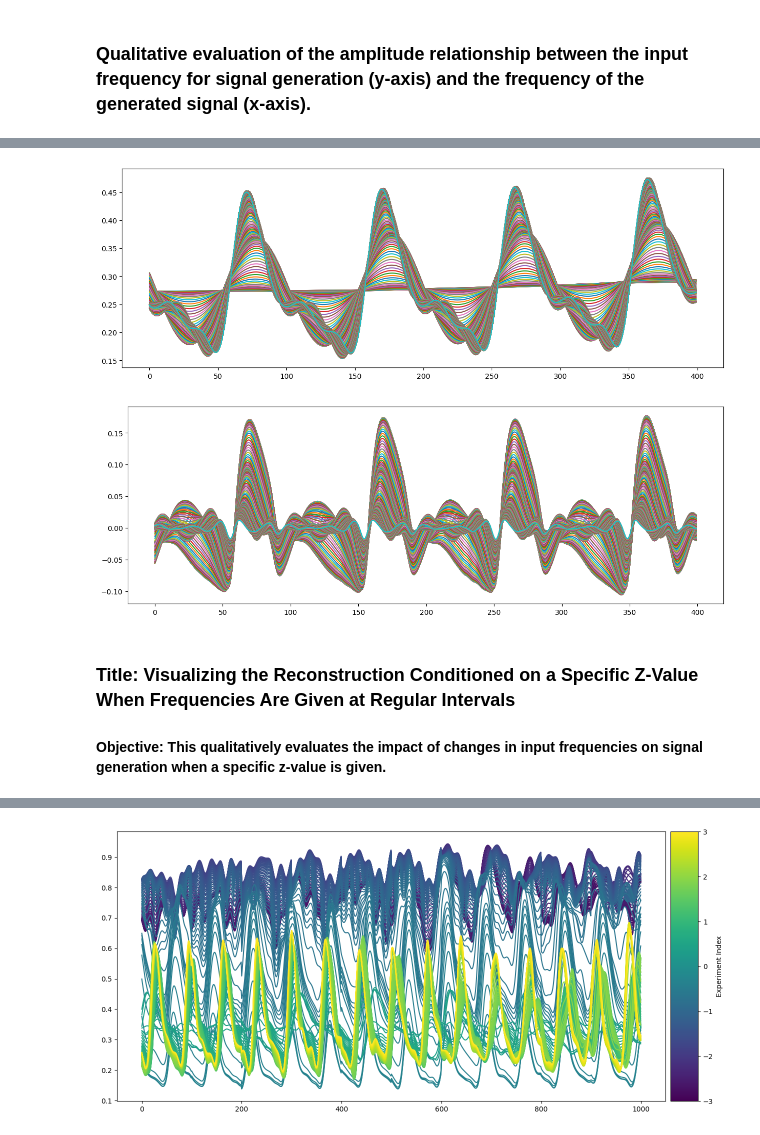
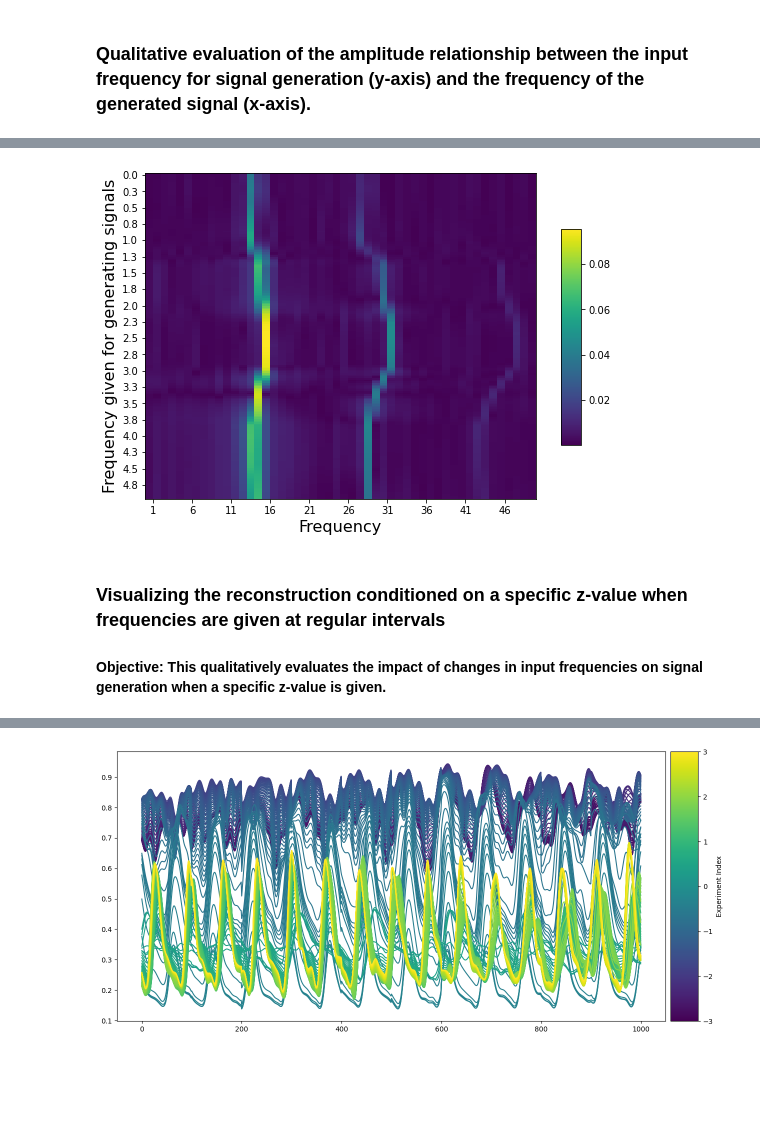
Before and after one commit to JunetaeKim/VABAM, a Jupyter notebook: Evaluation.ipynb, the cells around one changed output, grey strips where cells are left out. Saved outputs shown, nothing was run; the diff lists cells and outputs as text; code cells hidden in the pictures; blank space fills up the shorter version.

```diff
--- a/Evaluation.ipynb
+++ b/Evaluation.ipynb
@@ -264,15 +235,19 @@ plt.plot(ValData[idx])
-# %%
-plt.figure(figsize=(15, 5))
-for i in range(N_Gen):
-    plt.plot(LL.numpy()[i])
-# %% [output]
-[figure, removed]
-# %%
-plt.figure(figsize=(15, 5))
-for i in range(N_Gen):
-    plt.plot(HH.numpy()[i])
-# %% [output]
-[figure, removed]
+# %%
+ZFix = {8:2.33}
+#zVal[:,0] = -3
+#Val[:,1] = 2.33
+#zVal[:,2] = 0.4
+#zVal[:,3] = -1.67
+#zVal[:,4] = 0.33
+#zVal[:,5] = 3
+#zVal[:,6] = -1.67
+#zVal[:,7] = 3
+#zVal[:,8] = 3
+#zVal[:,9] = -1
+
+HeatMapFrequency(FeatGenModel,  ReconModel, LatDim, ZFix, N_Gen)
+# %% [output]
+[figure, added]
 # %% [markdown]
-### Title: Visualizing the Reconstruction Conditioned on a Specific Z-Value When Frequencies Are Given at Regular Intervals
+### Visualizing the reconstruction conditioned on a specific z-value when frequencies are given at regular intervals
 #### Objective: This qualitatively evaluates the impact of changes in input frequencies on signal generation when a specific z-value is given.
```
Also changed, not shown: parts of 24 cells of this notebook, 1 other file.
